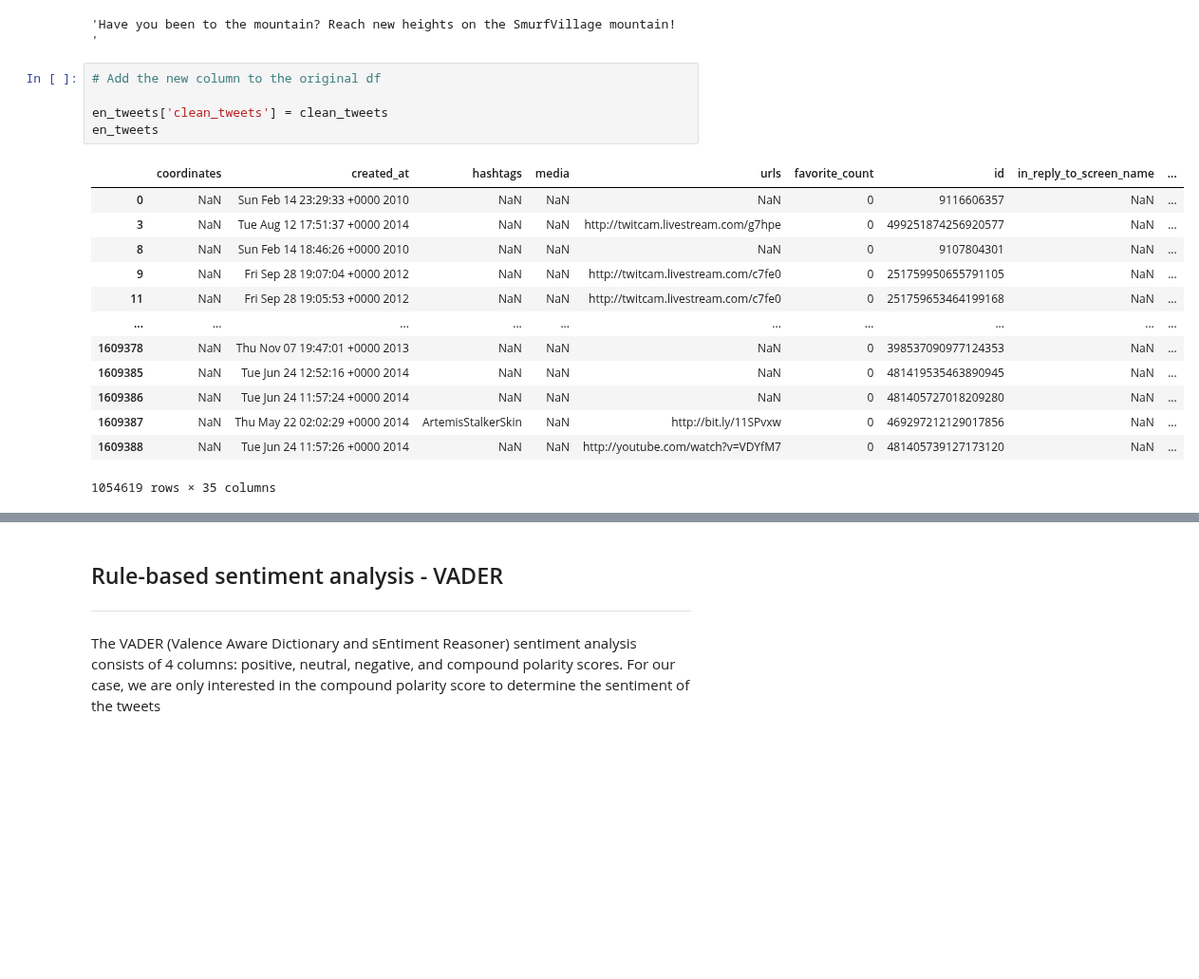
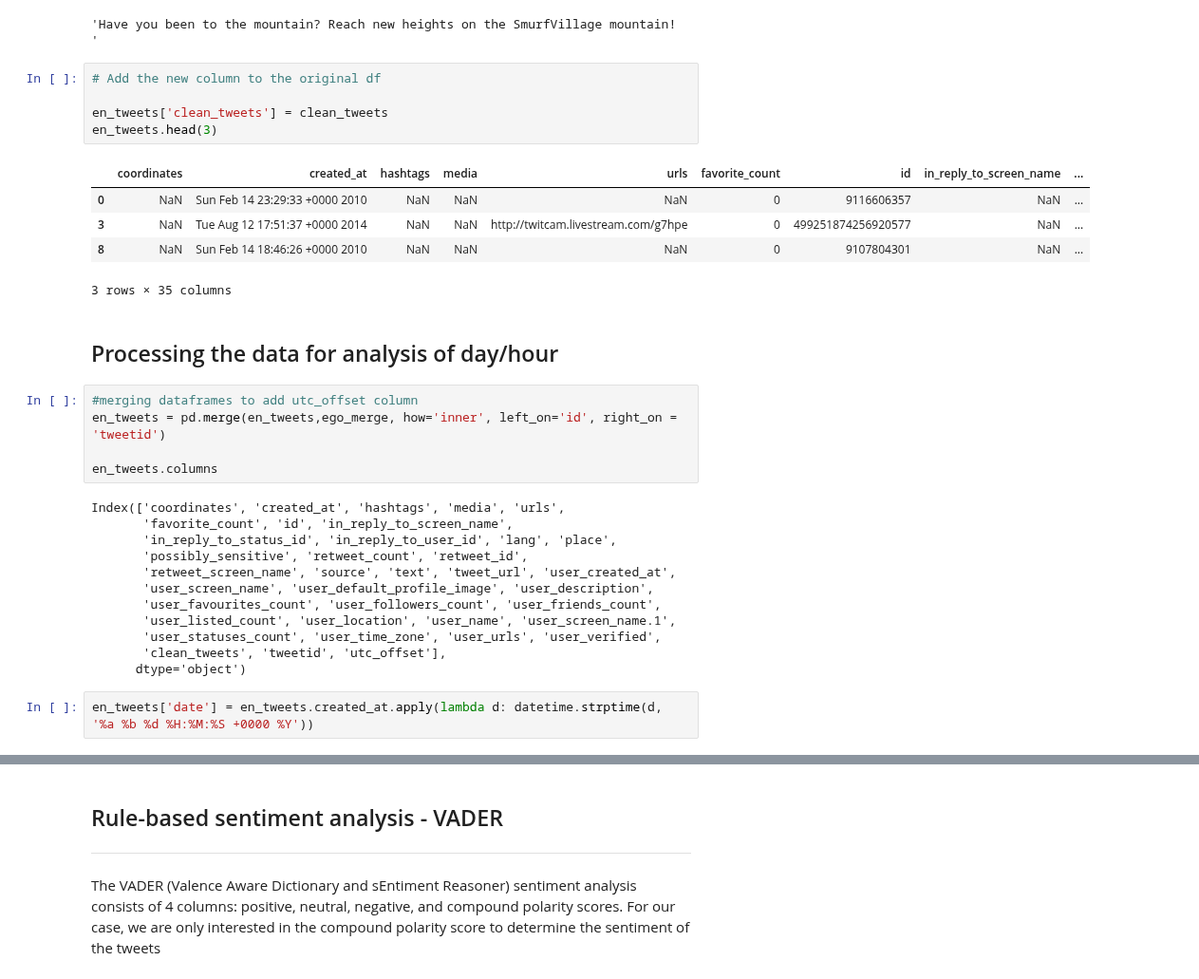
Before and after one commit to epfl-ada/ada-2020-project-milestone-p3-p3_musetti-adaletti, a Jupyter notebook: Creative_extension_analysis.ipynb, the cells around one changed output, grey strips where cells are left out. Shown at 95% size. Saved outputs shown, nothing was run; the diff lists cells and outputs as text; blank space fills up the shorter version.

Commit message:
Analysis of time

```diff
--- a/Creative_extension_analysis.ipynb
+++ b/Creative_extension_analysis.ipynb
@@ -199,19 +235,32 @@ Have you been to the mountain? Reach new heights on the #SmurfVillage mountain!
 # %%
 # Add the new column to the original df
 
 en_tweets['clean_tweets'] = clean_tweets
-en_tweets
+en_tweets.head(3)
 # %% [output]
 |  | coordinates | created_at | hashtags | media | urls | favorite_count | id | in_reply_to_screen_name | ... |
 | 0 | NaN | Sun Feb 14 23:29:33 +0000 2010 | NaN | NaN | NaN | 0 | 9116606357 | NaN | ... |
 | 3 | NaN | Tue Aug 12 17:51:37 +0000 2014 | NaN | NaN | http://twitcam.livestream.com/g7hpe | 0 | 499251874256920577 | NaN | ... |
 | 8 | NaN | Sun Feb 14 18:46:26 +0000 2010 | NaN | NaN | NaN | 0 | 9107804301 | NaN | ... |
-| 9 | NaN | Fri Sep 28 19:07:04 +0000 2012 | NaN | NaN | http://twitcam.livestream.com/c7fe0 | 0 | 251759950655791105 | NaN | ... |
-| 11 | NaN | Fri Sep 28 19:05:53 +0000 2012 | NaN | NaN | http://twitcam.livestream.com/c7fe0 | 0 | 251759653464199168 | NaN | ... |
-| ... | ... | ... | ... | ... | ... | ... | ... | ... | ... |
-| 1609378 | NaN | Thu Nov 07 19:47:01 +0000 2013 | NaN | NaN | NaN | 0 | 398537090977124353 | NaN | ... |
-| 1609385 | NaN | Tue Jun 24 12:52:16 +0000 2014 | NaN | NaN | NaN | 0 | 481419535463890945 | NaN | ... |
-| 1609386 | NaN | Tue Jun 24 11:57:24 +0000 2014 | NaN | NaN | NaN | 0 | 481405727018209280 | NaN | ... |
-| 1609387 | NaN | Thu May 22 02:02:29 +0000 2014 | ArtemisStalkerSkin | NaN | http://bit.ly/11SPvxw | 0 | 469297212129017856 | NaN | ... |
-| 1609388 | NaN | Tue Jun 24 11:57:26 +0000 2014 | NaN | NaN | http://youtube.com/watch?v=VDYfM7 | 0 | 481405739127173120 | NaN | ... |
-1054619 rows × 35 columns
+3 rows × 35 columns
+# %% [markdown]
+## Processing the data for analysis of day/hour
+# %%
+#merging dataframes to add utc_offset column
+en_tweets = pd.merge(en_tweets,ego_merge, how='inner', left_on='id', right_on = 'tweetid')
+
+en_tweets.columns
+# %% [output]
+Index(['coordinates', 'created_at', 'hashtags', 'media', 'urls',
+       'favorite_count', 'id', 'in_reply_to_screen_name',
+       'in_reply_to_status_id', 'in_reply_to_user_id', 'lang', 'place',
+       'possibly_sensitive', 'retweet_count', 'retweet_id',
+       'retweet_screen_name', 'source', 'text', 'tweet_url', 'user_created_at',
+       'user_screen_name', 'user_default_profile_image', 'user_description',
+       'user_favourites_count', 'user_followers_count', 'user_friends_count',
+       'user_listed_count', 'user_location', 'user_name', 'user_screen_name.1',
+       'user_statuses_count', 'user_time_zone', 'user_urls', 'user_verified',
+       'clean_tweets', 'tweetid', 'utc_offset'],
+      dtype='object')
+# %%
+en_tweets['date'] = en_tweets.created_at.apply(lambda d: datetime.strptime(d, '%a %b %d %H:%M:%S +0000 %Y'))
```
Also changed, not shown: parts of 52 cells of this notebook.
